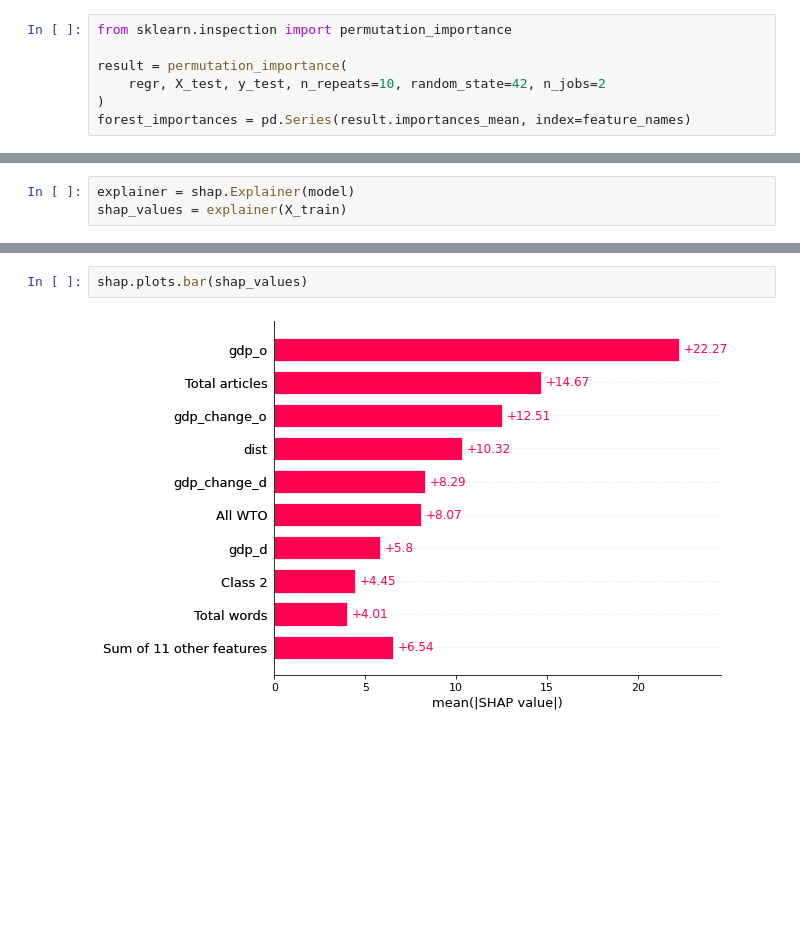
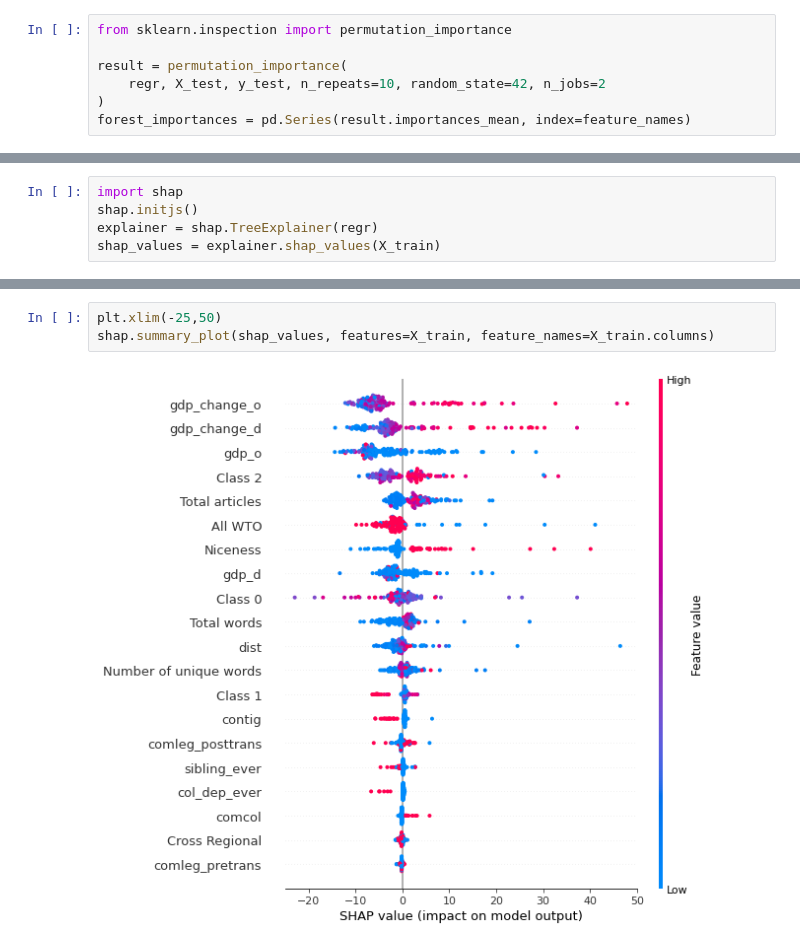
Before and after one commit to lifeonthefence/Texts-of-Trade-Agreements, a Jupyter notebook: Prediction/Prediction.ipynb, the cells around one changed output, grey strips where cells are left out. Cells and saved outputs as stored; diff of their text form; blank space fills up the shorter version.

```diff
--- a/Prediction/Prediction.ipynb
+++ b/Prediction/Prediction.ipynb
@@ -69,4 +68,6 @@ model = xgboost.XGBRegressor().fit(X_train, y_train)
 # %%
-explainer = shap.Explainer(model)
-shap_values = explainer(X_train)
+import shap
+shap.initjs()
+explainer = shap.TreeExplainer(regr)
+shap_values = explainer.shap_values(X_train)
 # %% [output]
@@ -86,4 +79,5 @@ shap.summary_plot(shap_values, features=X_train, feature_names=X_train.columns)
-# %%
-shap.plots.bar(shap_values)
-# %% [output]
-[figure, removed]
+# %%
+plt.xlim(-25,50)
+shap.summary_plot(shap_values, features=X_train, feature_names=X_train.columns)
+# %% [output]
+[figure, added]
```
Also changed, not shown: parts of 13 cells of this notebook.
